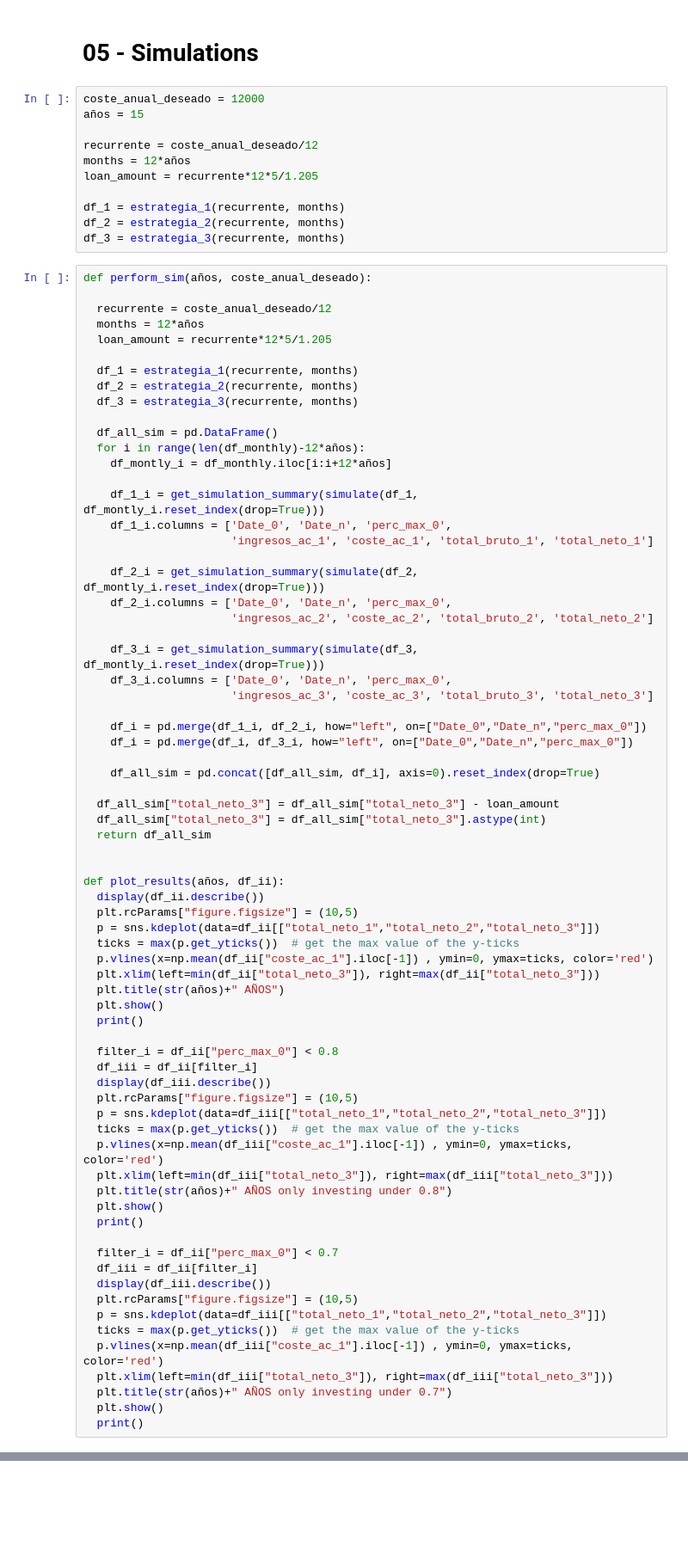
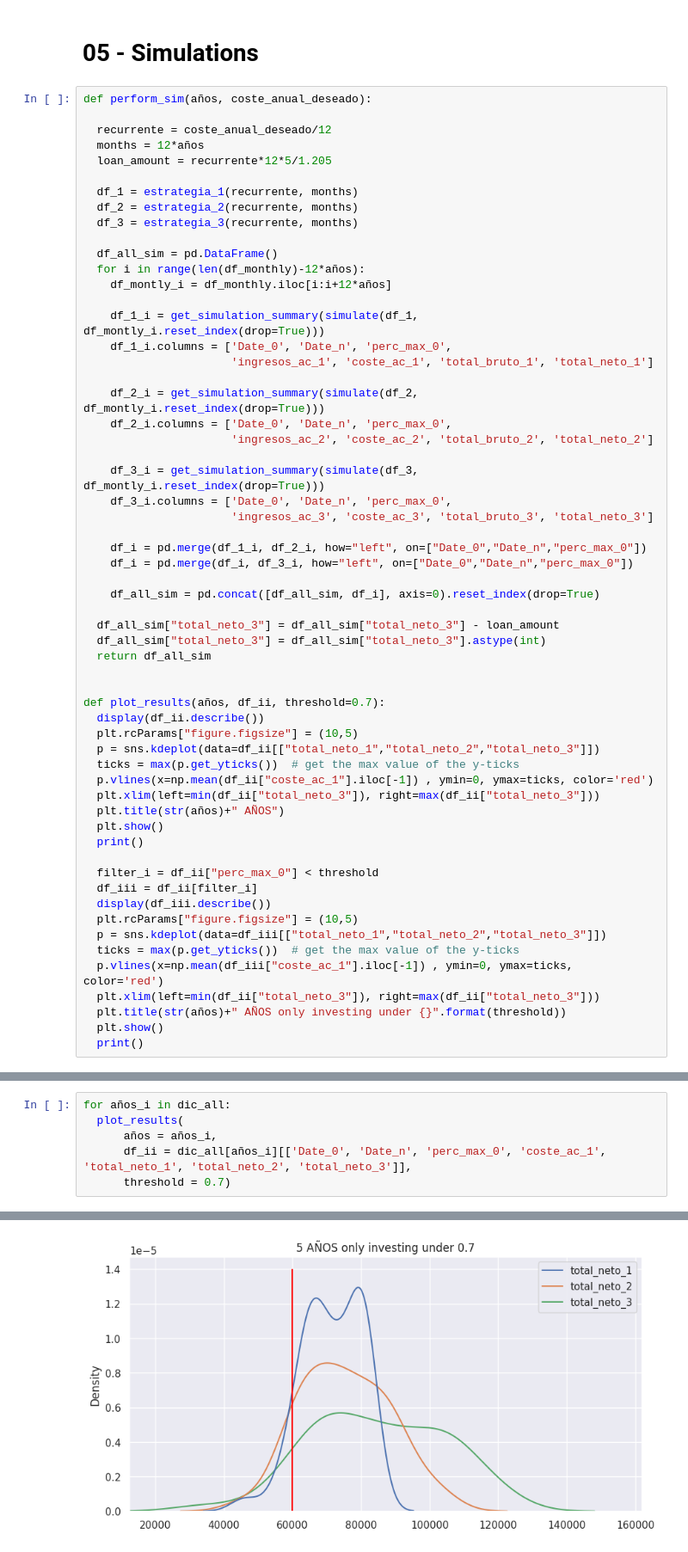
Before and after one commit to JotaBlanco/Creditos_MyInvestor, a Jupyter notebook: Simulación_Créditos.ipynb, the cells around one changed output, grey strips where cells are left out. Shown at 86% size. Drawn from its saved outputs; the diff is of its cells as text; blank space fills up the shorter version.

```diff
--- a/Simulación_Créditos.ipynb
+++ b/Simulación_Créditos.ipynb
@@ -248,16 +240,5 @@ plt.show()
 # %% [markdown]
 # 05 - Simulations
-# %%
-coste_anual_deseado = 12000
-años = 15
-
-recurrente = coste_anual_deseado/12
-months = 12*años
-loan_amount = recurrente*12*5/1.205
-
-df_1 = estrategia_1(recurrente, months)
-df_2 = estrategia_2(recurrente, months)
-df_3 = estrategia_3(recurrente, months)
 # %%
 def perform_sim(años, coste_anual_deseado):
 
@@ -295,7 +276,7 @@ def perform_sim(años, coste_anual_deseado):
   return df_all_sim
 
 
-def plot_results(años, df_ii):
+def plot_results(años, df_ii, threshold=0.7):
   display(df_ii.describe())
   plt.rcParams["figure.figsize"] = (10,5)
   p = sns.kdeplot(data=df_ii[["total_neto_1","total_neto_2","total_neto_3"]])
@@ -306,29 +287,17 @@ def plot_results(años, df_ii):
   plt.show()
   print()
 
-  filter_i = df_ii["perc_max_0"] < 0.8
+  filter_i = df_ii["perc_max_0"] < threshold
   df_iii = df_ii[filter_i]
   display(df_iii.describe())
   plt.rcParams["figure.figsize"] = (10,5)
   p = sns.kdeplot(data=df_iii[["total_neto_1","total_neto_2","total_neto_3"]])
   ticks = max(p.get_yticks())  # get the max value of the y-ticks
   p.vlines(x=np.mean(df_iii["coste_ac_1"].iloc[-1]) , ymin=0, ymax=ticks, color='red')
-  plt.xlim(left=min(df_iii["total_neto_3"]), right=max(df_iii["total_neto_3"]))
-  plt.title(str(años)+" AÑOS only investing under 0.8")
+  plt.xlim(left=min(df_ii["total_neto_3"]), right=max(df_ii["total_neto_3"]))
+  plt.title(str(años)+" AÑOS only investing under {}".format(threshold))
   plt.show()
   print()
-
-  filter_i = df_ii["perc_max_0"] < 0.7
-  df_iii = df_ii[filter_i]
-  display(df_iii.describe())
-  plt.rcParams["figure.figsize"] = (10,5)
-  p = sns.kdeplot(data=df_iii[["total_neto_1","total_neto_2","total_neto_3"]])
-  ticks = max(p.get_yticks())  # get the max value of the y-ticks
-  p.vlines(x=np.mean(df_iii["coste_ac_1"].iloc[-1]) , ymin=0, ymax=ticks, color='red')
-  plt.xlim(left=min(df_iii["total_neto_3"]), right=max(df_iii["total_neto_3"]))
-  plt.title(str(años)+" AÑOS only investing under 0.7")
-  plt.show()
-  print()
 # %%
 coste_anual_deseado = 12000
 dic_all = {}
@@ -400,0 +307,7 @@ for años_i in [5, 10, 15, 20, 25]:
+# %%
+for años_i in dic_all:
+  plot_results(
+      años = años_i,
+      df_ii = dic_all[años_i][['Date_0', 'Date_n', 'perc_max_0', 'coste_ac_1', 'total_neto_1', 'total_neto_2', 'total_neto_3']],
+      threshold = 0.7)
+# %% [output]
@@ -400,0 +333 @@ for años_i in [5, 10, 15, 20, 25]:
+[figure, added]
```
Also changed, not shown: parts of 12 cells of this notebook.
